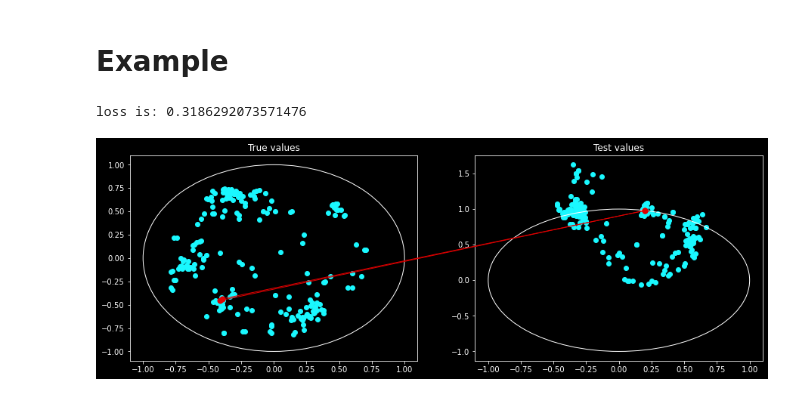
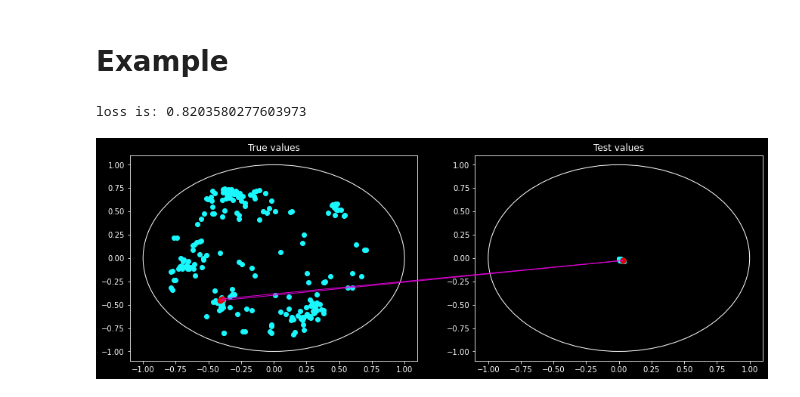
Before and after one commit to GiorgioCerro/hyparticle-net, a Jupyter notebook: playing_with_gnn.ipynb, the cells around one changed output. Cells and saved outputs as stored; diff of their text form; code cells hidden in the pictures.

```diff
--- a/playing_with_gnn.ipynb
+++ b/playing_with_gnn.ipynb
@@ -13,7 +15,7 @@ from matplotlib.patches import Circle,ConnectionPatch
 plt.style.use('dark_background')
 # %%
 def distance_matrix(nodes):
-    nodes=nodes
+    #nodes=nodes
     _x = (nodes[:,0][...,None] - nodes[:,0])**2
     _y = (nodes[:,1][...,None] - nodes[:,1])**2
     matrix = torch.sqrt(_x + _y + 1e-8)
@@ -127,11 +82,15 @@ epoch:0, mean loss:1.341827692014309,           time 23.67
 torch.save(model,'model_scripted.pt')
 # %% [markdown]
 # Example
+# %%
+dataset = ParticleDataset('data/hz_test.hdf5','signal')
+#data = dataset.__getitem__(0)
 # %%
-model = torch.load('model_scripted.pt')
-model.eval()
+#model = torch.load('model_scripted.pt',map_location=torch.device('cpu'))
+#model.eval()
 data = dataset.__getitem__(0)
-out = model(data)
+#out = model(data)
+out = hgnn.hgnn(data)
 
 fig,ax = plt.subplots(1,2,figsize=(15,5))
 ax = ax.flatten()
@@ -139,33 +98,33 @@ ax[0].scatter(data.y[:,0],data.y[:,1],alpha=1,color='#1AF8FF')
 ax[0].set_title('True values')
 
 test = out.detach().clone()
 ax[1].scatter(test[:,0],test[:,1],alpha=1,color='#1AF8FF')
 ax[1].set_title('Test values')
 
 disk = Circle((0,0),1,color='white',fill=False)
 disk2 = Circle((0,0),1,color='white',fill=False)
 
 ax[0].add_patch(disk)
 ax[1].add_patch(disk2)
 
 idxs = [0,1]
 for idx00 in idxs:
     xy_left = data.y[idx00]
     xy_right = test[idx00]
 
     ax[0].scatter(xy_left[0],xy_left[1],alpha=1,color='#DF0101',s = 50)
     ax[1].scatter(xy_right[0],xy_right[1],s=50,c='#DF0101') #change color
-    con = ConnectionPatch(xyA=xy_left, coordsA=ax[0].transData,xyB=xy_right, coordsB=ax[1].transData,color='#DF0101')
+    con = ConnectionPatch(xyA=xy_left, coordsA=ax[0].transData,xyB=xy_right, coordsB=ax[1].transData,color='#DF01D7')
     fig.add_artist(con)
 
 length = len(out)
 _input = distance_matrix(out)
 _input = _input[torch.triu(torch.ones(length,length),diagonal=1) == 1]
 _target = distance_matrix(data.y)
 _target = _target[torch.triu(torch.ones(length,length),diagonal=1) == 1]
 loss = F.mse_loss(_input,_target)
 print(f'loss is: {loss}')
 plt.show()
 # %% [output]
-loss is: 0.3186292073571476
+loss is: 0.8203580277603973
-[figure, old version]
+[figure, new version]
```
Also changed, not shown: parts of 15 cells of this notebook, 25 other files.
